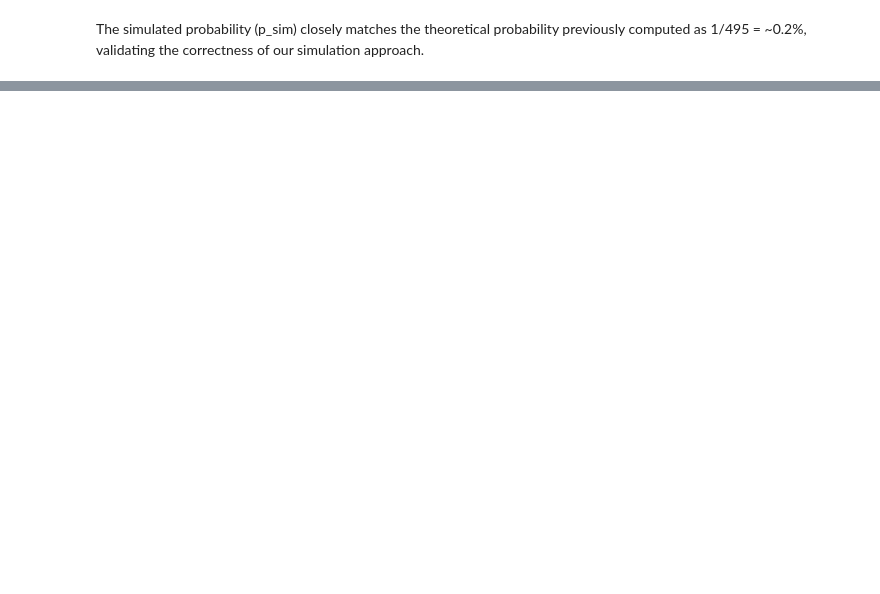
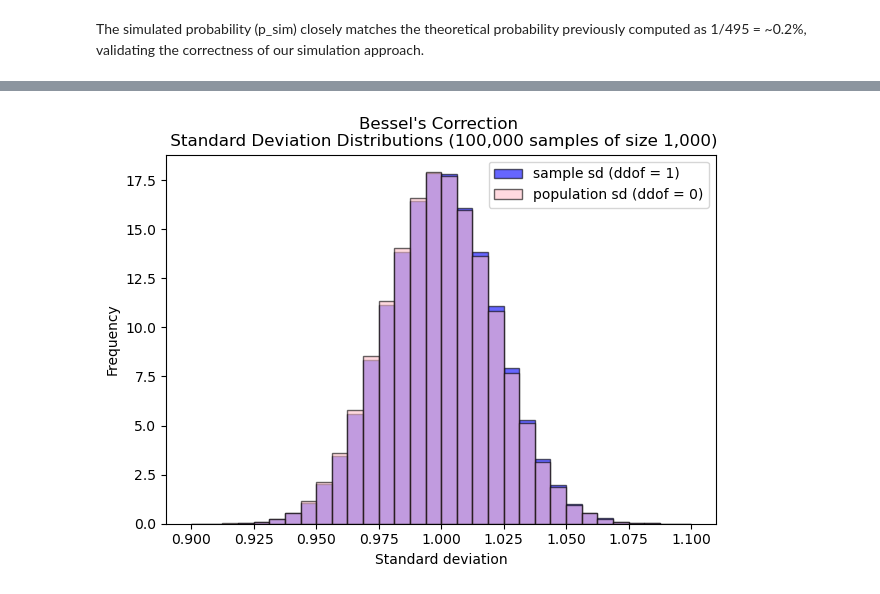
Before and after one commit to fdennehy/applied-statistics, a Jupyter notebook: problems.ipynb, the cells around one changed output, grey strips where cells are left out. Cells and saved outputs as stored; diff of their text form; code cells hidden in the pictures; blank space fills up the shorter version.

```diff
--- a/problems.ipynb
+++ b/problems.ipynb
@@ -254,0 +373,24 @@ plt.show()
+# %%
+bigger_samples = np.random.normal(size=(100_000, 1_000))
+
+bs_sample_sd = np.std(bigger_samples, axis=1, ddof = 1)
+bs_pop_sd = np.std(bigger_samples, axis=1) #ddof defaults to 0
+
+# Create a blank plot.
+fig, ax = plt.subplots()
+# Set no. of bins and spacing
+bins = np.linspace(0.9, 1.1, 33)
+
+# Create a histogram for sample standard deviations.
+ax.hist(bs_sample_sd, color='blue', edgecolor='black', density=True, bins=bins, alpha = 0.6, label = 'sample sd (ddof = 1)');
+ax.hist(bs_pop_sd, color='pink', edgecolor='black', density=True, bins=bins, alpha = 0.6, label = 'population sd (ddof = 0)');
+
+# Labels
+plt.xlabel("Standard deviation")
+plt.ylabel("Frequency")
+plt.title("Bessel's Correction \n Standard Deviation Distributions (100,000 samples of size 1,000)")
+plt.legend()
+plt.tight_layout()
+plt.show()
+# %% [output]
+[figure, added]
```
Also changed, not shown: parts of 32 cells of this notebook.
